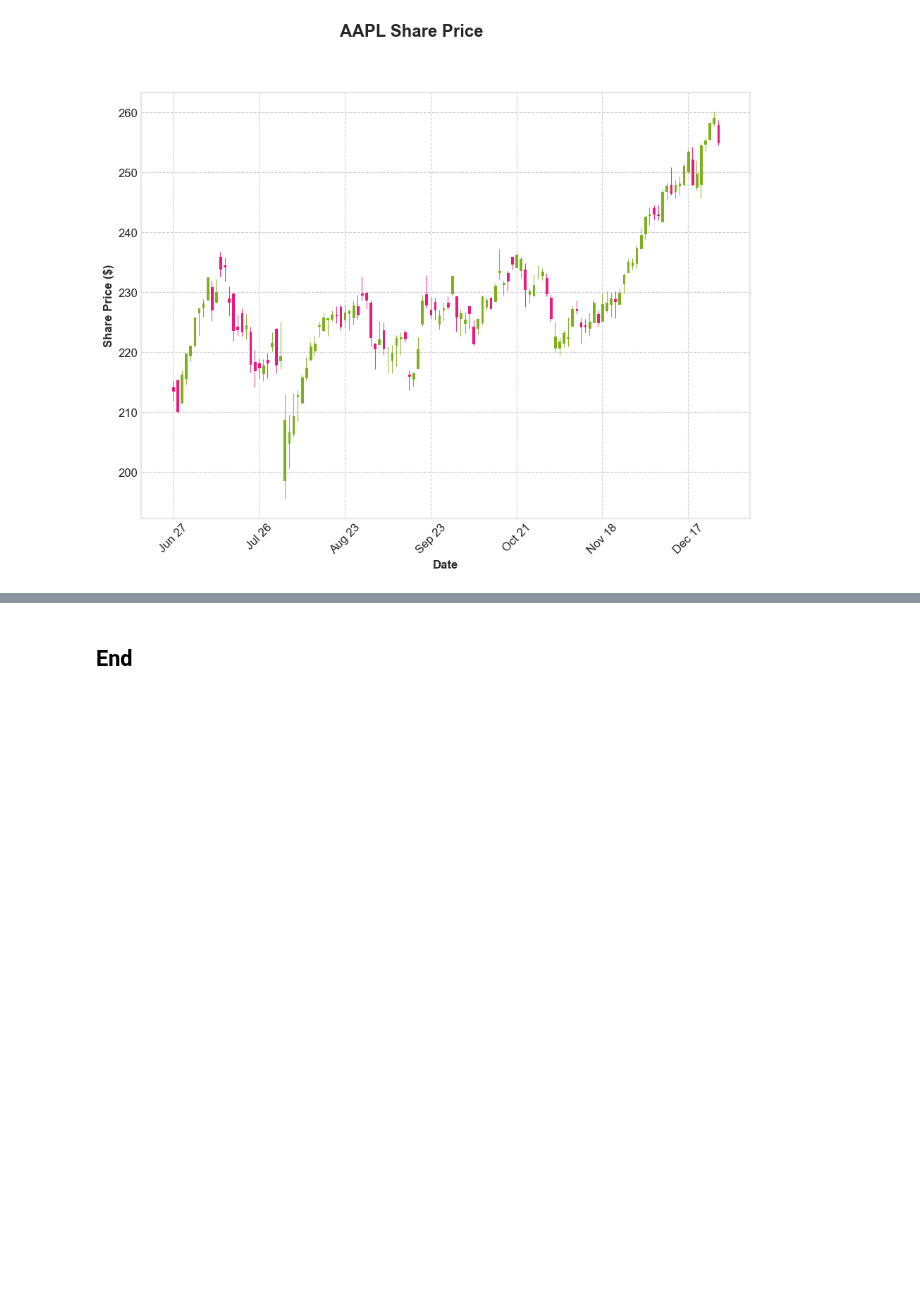
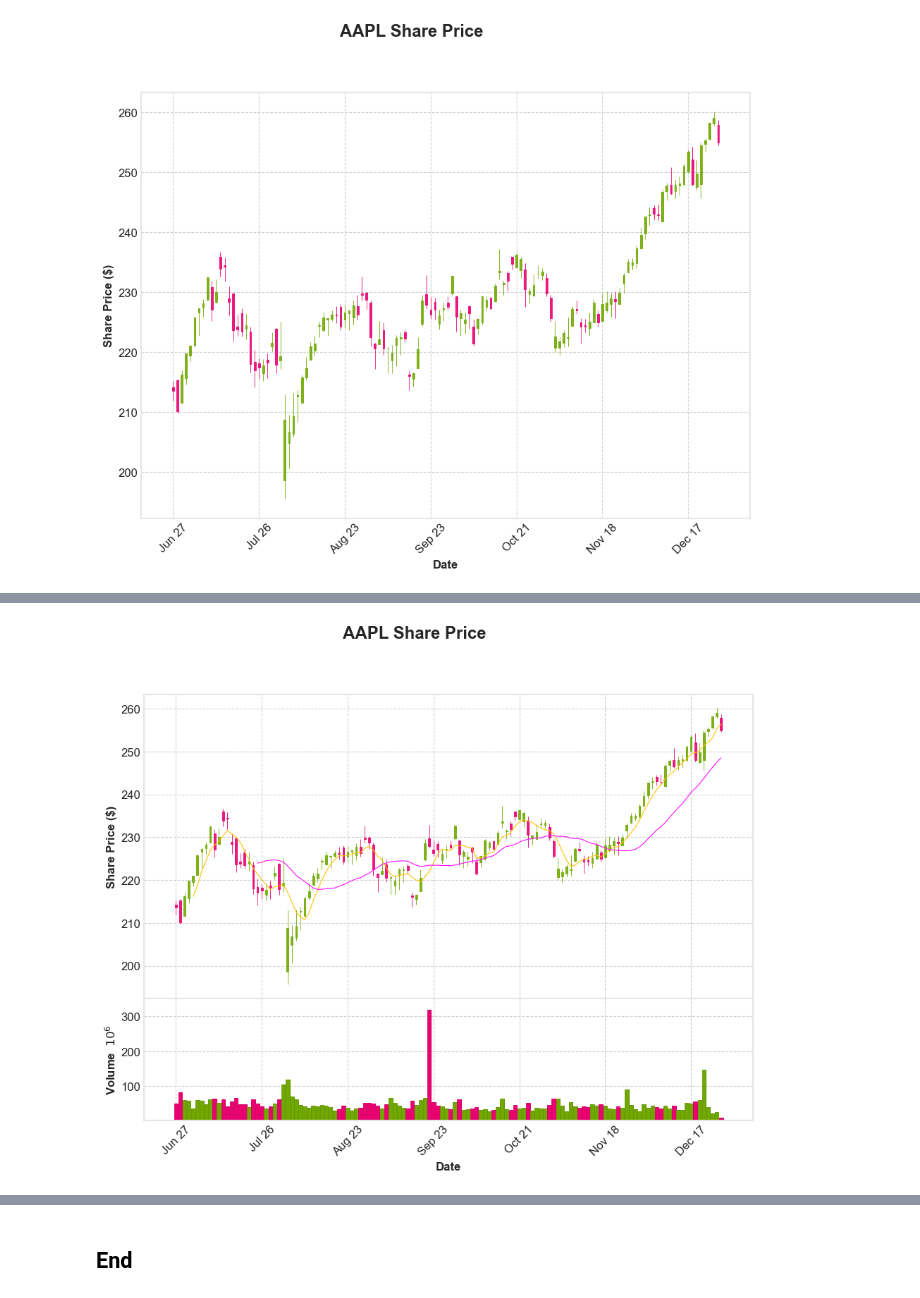
Before and after one commit to fdennehy/pfda-project, a Jupyter notebook: marketdata.ipynb, the cells around one changed output, grey strips where cells are left out. Cells and saved outputs as stored; diff of their text form; code cells hidden in the pictures; blank space fills up the shorter version.

Commit message:
MAC Trading Staretgy added to notebook

```diff
--- a/marketdata.ipynb
+++ b/marketdata.ipynb
@@ -113,0 +123,15 @@ mpf.plot(market_data, type='candle', style='binance', figscale=1.5,
+# %%
+# https://paperswithbacktest.com/wiki/yfinance
+# https://www.slingacademy.com/article/creating-simple-trading-strategies-with-yfinance-data/
+# https://www.datacamp.com/tutorial/finance-python-trading
+
+# Create two look back periods of 5 days (short window) and 20 days (long window).
+short_window = 5
+long_window = 20
+
+# Create two simple moving average (SMA) calculations and add to market_data Data Frame.
+market_data['short_sma'] = market_data['Close'].rolling(window=short_window).mean()
+market_data['long_sma'] = market_data['Close'].rolling(window=long_window).mean()
+
+# View the updated market_data Data Frame
+market_data
@@ -113,0 +153,11 @@ mpf.plot(market_data, type='candle', style='binance', figscale=1.5,
+# %%
+# Add moving average crossover (mac) trading signal
+
+# Initialize mac signal column with all values set to 0.0
+market_data['mac_signal'] = 0.0
+
+# Set signal values depending on greater of moving averages. A value of 1 indicates a buy signal, -1 indicates Sell.
+market_data['mac_signal'][market_data['short_sma'] > market_data['long_sma']] = 1
+market_data['mac_signal'][market_data['short_sma'] > market_data['long_sma']] = -1
+
+market_data
@@ -113,0 +196,9 @@ mpf.plot(market_data, type='candle', style='binance', figscale=1.5,
+# %%
+# Add simple moving averages and volume to candlestick chart
+# https://plainenglish.io/blog/plot-stock-chart-using-mplfinance-in-python-9286fc69689
+# https://stackoverflow.com/questions/71179218/what-kind-of-moving-average-will-be-drawn-when-we-use-mpl-finance-mav-function
+
+mpf.plot(market_data, type='candle', style='binance', mav=(5,20), volume=True, figscale=1.5,
+         title=ticker + " Share Price", ylabel='Share Price ($)', xlabel='Date')
+# %% [output]
+[figure, added]
```
Also changed, not shown: parts of 9 cells of this notebook.
